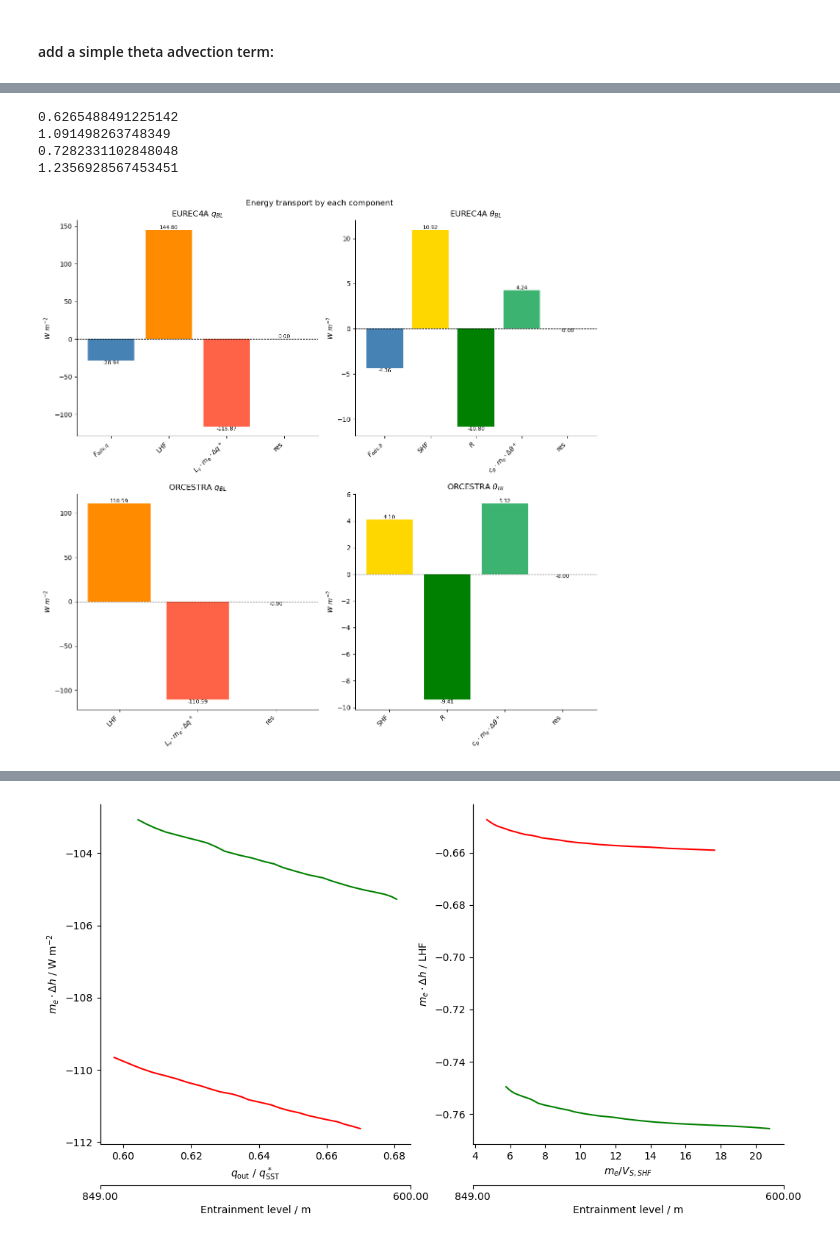
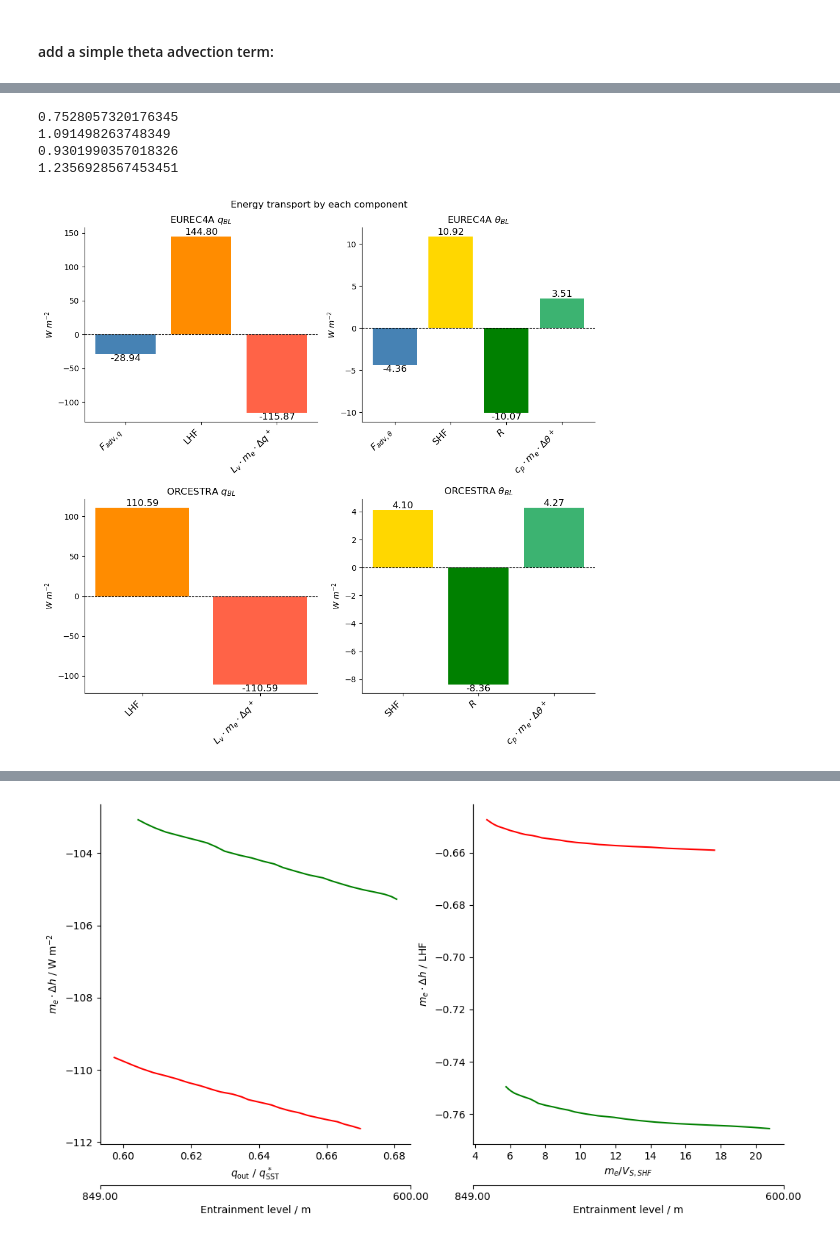
Before and after one commit to meteorologopazzo/BCO_observational, a Jupyter notebook: mass_fluxes_profiles/SimplScheme_sfcAdj.ipynb, the cells around one changed output, grey strips where cells are left out. Cells and saved outputs as stored; diff of their text form; code cells hidden in the pictures.

```diff
--- a/mass_fluxes_profiles/SimplScheme_sfcAdj.ipynb
+++ b/mass_fluxes_profiles/SimplScheme_sfcAdj.ipynb
@@ -764,11 +770,11 @@ theta_predRad_or = np.zeros_like(E_values_or)
 for i, E in enumerate(E_values_eu):
     # Define the coefficients of the quartic: a*x^4 + b*x^3 + c*x^2 + d*x + e = 0
     coeffs = [
-        -((2 - eps) / (1 - eps)) * eps * stefan,  # a (x^4)
+        0, # -((2 - eps) / (1 - eps)) * eps * stefan,  # a (x^4)
         0,                                        # b (x^3)
         0,                                        # c (x^2)
         -cp*E,  #-(cp*Vs_shf_eu +cp*E),                             # d (x^1)
-        shf_recShip_eu + cp*E * theta_out_eu[i] + non_thBL_terms_eu   # e (constant). # cp*Vs_shf_eu * sst_eu.values
+        shf_recShip_eu + cp*E * theta_out_eu[i] + non_thBL_terms_eu - ((2 - eps)/(1 - eps))*eps*stefan*(theta_bl_eu**4)   # e (constant). # cp*Vs_shf_eu * sst_eu.values
     ]
 
     # Solve the polynomial
@@ -791,11 +797,11 @@ for i, E in enumerate(E_values_eu):
 for i, E in enumerate(E_values_or):
     # Define the coefficients of the quartic: a*x^4 + b*x^3 + c*x^2 + d*x + e = 0
     coeffs = [
-        -((2 - eps) / (1 - eps)) * eps * stefan,  # a (x^4)
+        0, #-((2 - eps) / (1 - eps)) * eps * stefan,  # a (x^4)
         0,                                        # b (x^3)
         0,                                        # c (x^2)
         -cp*E, # -( cp*Vs_shf_or + cp*E),                             # d (x^1)
-        shf_recShip_or + cp*E * theta_out_or[i] + non_thBL_terms_or  # e (constant).  # cp*Vs_shf_or * sst_or.values
+        shf_recShip_or + cp*E * theta_out_or[i] + non_thBL_terms_or -((2 - eps)/(1 - eps))*eps*stefan*(theta_bl_or**4)  # e (constant).  # cp*Vs_shf_or * sst_or.values
     ]
 
     # Solve the polynomial
@@ -973,13 +979,13 @@ theta_predRadAdv_or = np.zeros_like(E_values_or)
 for i, E in enumerate(E_adv_eu):
     # Define the coefficients of the quartic: a*x^4 + b*x^3 + c*x^2 + d*x + e = 0
     coeffs = [
-        -((2 - eps) / (1 - eps)) * eps * stefan,              # a (x^4)
+        0, #-((2 - eps) / (1 - eps)) * eps * stefan,              # a (x^4)
         0,                                                    # b (x^3)
         0,                                                    # c (x^2)
         -cp*E, #-(cp*Vs_shf_eu +cp*E),                                # d (x^1)
         shf_recShip_eu.item()
         + cp*E*theta_out_eu[i]
-        + non_thBL_terms_eu
+        + non_thBL_terms_eu -((2 - eps) / (1 - eps)) * eps * stefan*(theta_bl_eu**4)
         + cp*bl_density*bl_height*Fa_th_eu  # e (constant). # cp*Vs_shf_eu * sst_eu.values
     ]
 
@@ -1004,13 +1010,13 @@ for i, E in enumerate(E_adv_eu):
 for i, E in enumerate(E_adv_or):
     # Define the coefficients of the quartic: a*x^4 + b*x^3 + c*x^2 + d*x + e = 0
     coeffs = [
-        -((2 - eps) / (1 - eps)) * eps * stefan,               # a (x^4)
+        0, #-((2 - eps) / (1 - eps)) * eps * stefan,               # a (x^4)
         0,                                                     # b (x^3)
         0,                                                     # c (x^2)
         -cp*E, #-(cp*Vs_shf_or + cp*E),                                # d (x^1)
         shf_recShip_or.item()
         + cp*E * theta_out_or[i]
-        + non_thBL_terms_or
+        + non_thBL_terms_or -((2 - eps) / (1 - eps)) * eps * stefan*(theta_bl_or**4)
         + cp*bl_density*bl_height*Fa_th_or  # e (constant) # cp*Vs_shf_or * sst_or.values
     ]
 
@@ -1164,15 +1205,15 @@ print((pred_mse_eu[-1] - obs_mse_eu))
 print((predRadAdv_mse_or[-1] - obs_mse_or))
 print((pred_mse_or[-1] - obs_mse_or))
 # %% [output]
-0.6265488491225142
+0.7528057320176345
 1.091498263748349
-0.7282331102848048
+0.9301990357018326
 1.2356928567453451
 # %%
 RNet_eu_final = R_net(ingr_eu.sw_global.sel(cell=0).mean(dim="time").values, ingr_eu.lw_diff.sel(cell=0).mean(dim="time").values, sst_eu.values, theta_predRadAdv_eu)
 RNet_or_final = R_net(ingr_or.sw_global.sel(cell=0).mean(dim="time").values, ingr_or.lw_diff.sel(cell=0).mean(dim="time").values, sst_or.values, theta_predRadAdv_or)
 # %%
-fig, ax = plt.subplots(2,2, figsize=(12, 12))
+fig, ax = plt.subplots(2,2, figsize=(10, 10))
 ax = ax.flatten()
 fig.suptitle("Energy transport by each component")
 
@@ -1196,16 +1237,16 @@ terms_moisture_eu = [(bl_density*bl_height*(Lv*Fa_q_eu) )*np.ones_like(q_out_eu)
 
 bar_values = [terms_moisture_eu[i][0] for i in range(len(terms_moisture_eu))]
 
-all_labels = labels + ["res"]
+all_labels = labels #+ ["res"]
 
-ax[0].bar(all_labels, bar_values + [sum(bar_values)], color=colors + ['grey'])
-for i, v in enumerate(bar_values + [sum(bar_values)]):
-    ax[0].text(i, v, f"{v:.2f}", ha='center', va='bottom' if v >= 0 else 'top', fontsize=8)
+ax[0].bar(all_labels, bar_values , color=colors + ['grey'])   #+ [sum(bar_values)]
+for i, v in enumerate(bar_values ):   #+ [sum(bar_values)]
+    ax[0].text(i, v, f"{v:.2f}", ha='center', va='bottom' if v >= 0 else 'top', fontsize=12)
 ax[0].axhline(0, color='black', linewidth=0.8, linestyle='--')
 ax[0].set_title(r"EUREC4A $q_{BL}$")
 ax[0].set_ylabel(r"$W~m^{-2}$")
 ax[0].set_xticks(range(len(all_labels)))
-ax[0].set_xticklabels(all_labels, rotation=45, ha='right')
+ax[0].set_xticklabels(all_labels, rotation=45, ha='right', fontsize=12)
 
 
 
@@ -1230,21 +1271,21 @@ colors = [
 
 terms_th_eu = [(bl_density*bl_height*(cp*Fa_th_eu) )*np.ones_like(q_out_eu),
          shf_recShip_eu.values*np.ones_like(q_out_eu)  ,
-         RNet_eu_final,
+         RNet_eu*np.ones_like(q_out_eu),
          E_adv_eu*cp*(theta_out_eu - theta_predRadAdv_eu)]
 
 bar_values = [(terms_th_eu[i])[0] for i in range(len(terms_th_eu))]
-residual = shf_recShip_eu.values + (E_adv_eu*cp*(theta_out_eu - theta_predRadAdv_eu))[0] + bl_density*bl_height*(cp*Fa_th_eu) + RNet_eu_final[0]
-all_labels = labels + ["res"]
+# residual = shf_recShip_eu.values + (E_adv_eu*cp*(theta_out_eu - theta_predRadAdv_eu))[0] + bl_density*bl_height*(cp*Fa_th_eu) + RNet_eu_final[0]
+all_labels = labels #+ ["res"]
 
-ax[1].bar(all_labels, bar_values + [residual], color=colors + ['grey'])
-for i, v in enumerate(bar_values + [residual]):
-    ax[1].text(i, v, f"{v:.2f}", ha='center', va='bottom' if v >= 0 else 'top', fontsize=8)
+ax[1].bar(all_labels, bar_values , color=colors + ['grey'])      #+ [residual]
+for i, v in enumerate(bar_values ):      #+ [residual]
+    ax[1].text(i, v, f"{v:.2f}", ha='center', va='bottom' if v >= 0 else 'top', fontsize=12)
 ax[1].axhline(0, color='black', linewidth=0.8, linestyle='--')
 ax[1].set_title(r"EUREC4A $\theta_{BL}$")
 ax[1].set_ylabel(r"$W~m^{-2}$")
 ax[1].set_xticks(range(len(all_labels)))
-ax[1].set_xticklabels(all_labels, rotation=45, ha='right')
+ax[1].set_xticklabels(all_labels, rotation=45, ha='right', fontsize=12)
 
 
 
@@ -1265,16 +1306,16 @@ terms_moisture_or = [lhf_recShip_or.values*np.ones_like(q_out_or),
 E_adv_or*Lv*(q_out_or - q_bl_or) ]
 bar_values = [terms_moisture_or[i][0]for i in range(len(terms_moisture_or))]
 
-all_labels = labels + ["res"]
+all_labels = labels #+ ["res"]
 
-ax[2].bar(all_labels, bar_values + [sum(bar_values)], color=colors + ['grey'])
-for i, v in enumerate(bar_values + [sum(bar_values)]):
-    ax[2].text(i, v, f"{v:.2f}", ha='center', va='bottom' if v >= 0 else 'top', fontsize=8)
+ax[2].bar(all_labels, bar_values , color=colors + ['grey'])  #+ [sum(bar_values)]
+for i, v in enumerate(bar_values ):   #+ [sum(bar_values)]
+    ax[2].text(i, v, f"{v:.2f}", ha='center', va='bottom' if v >= 0 else 'top', fontsize=12)
 ax[2].axhline(0, color='black', linewidth=0.8, linestyle='--')
 ax[2].set_title(r"ORCESTRA $q_{BL}$")
 ax[2].set_ylabel(r"$W~m^{-2}$")
 ax[2].set_xticks(range(len(all_labels)))
-ax[2].set_xticklabels(all_labels, rotation=45, ha='right')
+ax[2].set_xticklabels(all_labels, rotation=45, ha='right', fontsize=12)
 
 
 
@@ -1289,38 +1330,38 @@ labels = [
     r"$c_p \cdot m_e\cdot \Delta \theta^+$",
 ]
 
 
 colors = [
     "gold",             # SHF
     "green",            # R
     "mediumseagreen",   # m_e · Δθ+
 ]
 
 
 terms_th_or = [shf_recShip_or.values*np.ones_like(q_out_or)  ,
-               RNet_or_final,
+               RNet_or*np.ones_like(q_out_or),
                E_adv_or*cp*(theta_out_or - theta_predRadAdv_or) ]
 
 bar_values = [(terms_th_or[i])[0] for i in range(len(terms_th_or))]
-residual = shf_recShip_or.values +  (E_adv_or*cp*(theta_out_or - theta_predRadAdv_or))[0] + RNet_or_final[0]
-all_labels = labels + ["res"]
+# residual = shf_recShip_or.values +  (E_adv_or*cp*(theta_out_or - theta_predRadAdv_or))[0] + RNet_or_final[0]
+all_labels = labels # + ["res"]
 
-ax[3].bar(all_labels, bar_values + [residual], color=colors + ['grey'])
-for i, v in enumerate(bar_values + [residual]):
-    ax[3].text(i, v, f"{v:.2f}", ha='center', va='bottom' if v >= 0 else 'top', fontsize=8)
+ax[3].bar(all_labels, bar_values , color=colors + ['grey'])   # + [residual]
+for i, v in enumerate(bar_values ):   # + [residual]
+    ax[3].text(i, v, f"{v:.2f}", ha='center', va='bottom' if v >= 0 else 'top', fontsize=12)
 ax[3].axhline(0, color='black', linewidth=0.8, linestyle='--')
 ax[3].set_title(r"ORCESTRA $\theta_{BL}$")
 ax[3].set_ylabel(r"$W~m^{-2}$")
 ax[3].set_xticks(range(len(all_labels)))
-ax[3].set_xticklabels(all_labels, rotation=45, ha='right')
+ax[3].set_xticklabels(all_labels, rotation=45, ha='right', fontsize=12)
 
 
 
 
 for x in ax:
     for spine in ['top', 'right']:
         x.spines[spine].set_visible(False)
 
 plt.tight_layout()
 # %% [output]
-[figure, old version]
+[figure, new version]
```
Also changed, not shown: parts of 28 cells of this notebook, 3 other files.
